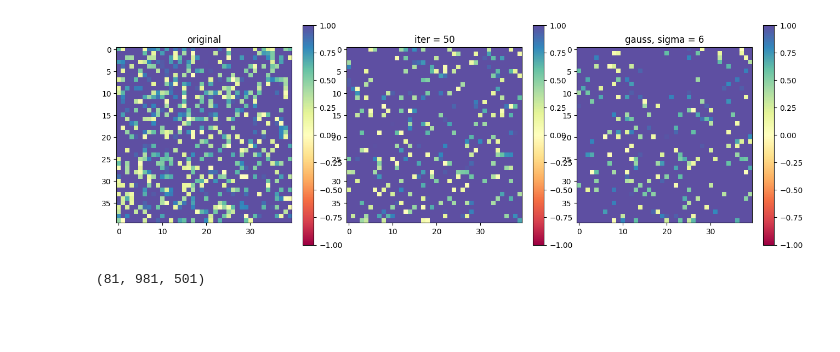
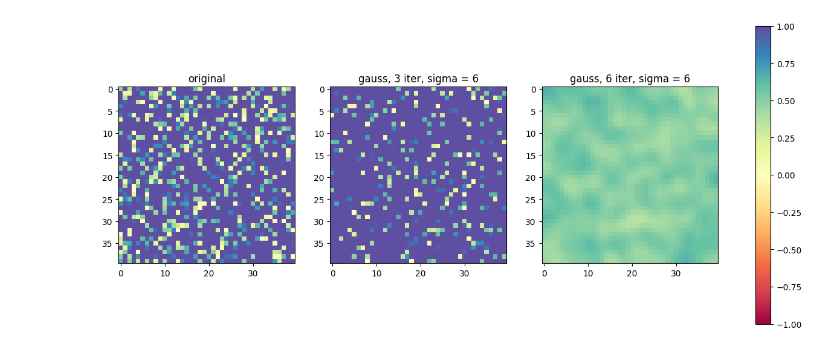
Before and after one commit to germanFid/FieldAveraging, a Jupyter notebook: plot_check.ipynb, the cells around one changed output. Cells and saved outputs as stored; diff of their text form; code cells hidden in the pictures; blank space fills up the shorter version.

```diff
--- a/plot_check.ipynb
+++ b/plot_check.ipynb
@@ -13,23 +14,24 @@ show_axes = False
 show_colorbar = True
 
 # Set the width ratio of each subplot
-subplot_widths = [4, 4, 4]
+subplot_widths = [16, 16, 16]
 
 # Set the font size for all text elements
 font_size = 10
 
-norm = [-1, 1]
+norm = [-3, 3]
 
-titles = ["original", "iter = 50", "gauss, sigma = 6"]
+titles = ["original", "gauss, 3 iter, sigma = 6", "gauss, 6 iter, sigma = 6"]
 # %%
 lst = []
 lst.append(3*np.random.random((40,40)))
 lst.append(6*np.random.random((40,40)))
-lst.append(9*np.random.random((40,40)))
+lst.append(basic_2d_averaging_iterations(np.random.random((40,40)), iterations_number=3, radius=1, processes=2, iterations_visuals=False, averaging_visuals=False))
+
 fig1 = plot_2d_in_row(lst, titles=titles, figsize=figsize, show_colorbar=show_colorbar, font_size=font_size, normalize=norm)
 fig1.savefig('GaussVsBasic3D.png', dpi=300, transparent=True)
 # %% [output]
-[figure, old version]
+[figure, new version]
 # %%
 data = StreamData("myfile_3d.csv", 501, 981, 81)
 resultY_start = advance_to_column(data, "Y Velocity")
@@ -45,7 +47,3 @@ figures.append(resultY_gauss_3[41,:,:])
-# %%
-resultY_start[:,:].shape
-# %% [output]
-(81, 981, 501)
 # %%
 fig1 = plot_2d_in_row(figures, titles=titles, figsize=figsize, show_colorbar=show_colorbar, font_size=font_size, normalize=norm)
 fig1.savefig('GaussVsBasic3D.png', dpi=300, transparent=True)
```
Also changed, not shown: parts of 12 cells of this notebook, 3 other files.
